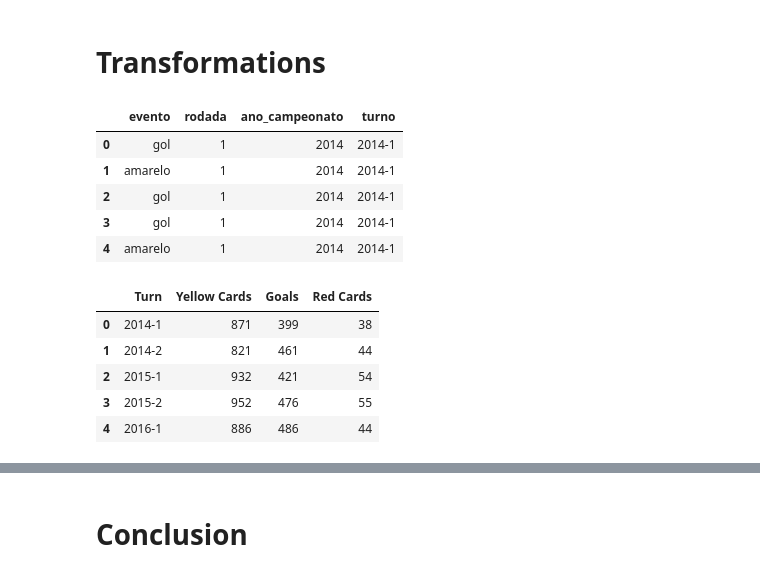
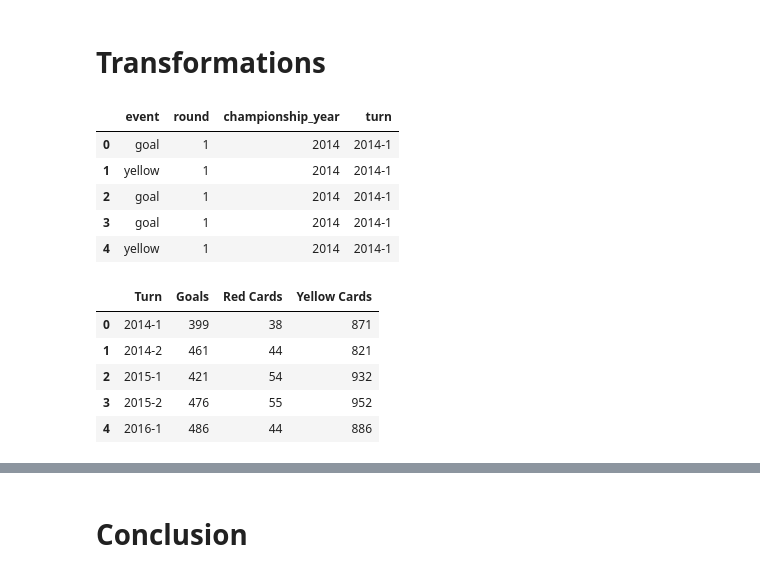
Before and after one commit to igoravelli/brazilian_soccer_championship_analysis, a Jupyter notebook: Events_frequency_along_the_turns_.ipynb, the cells around one changed output, grey strips where cells are left out. Saved outputs shown, nothing was run; the diff lists cells and outputs as text; code cells hidden in the pictures.

```diff
--- a/Events_frequency_along_the_turns_.ipynb
+++ b/Events_frequency_along_the_turns_.ipynb
@@ -26,11 +26,11 @@ client = bigquery.Client(project=project, location=location)
 # %% [markdown]
 # Extract data
 # %%
-# @title Get dimPartida data
-dim_partida = client.query(f"""
-      SELECT * FROM `{project}.{schema}.exp_dimPartida`
+# @title Get dimMatch data
+dim_match = client.query(f"""
+      SELECT * FROM `{project}.{schema}.dimMatch`
     """).to_dataframe()
 
-dim_partida.set_index('pk_partida', inplace=True)
-dim_partida.head()
+dim_match.set_index('pk_match', inplace=True)
+dim_match.head()
 # %% [output]
@@ -44,9 +44,9 @@ dim_partida.head()
 # %%
-# @title Get factEventos data
+# @title Get factEvents data
 ft_events = client.query(f"""
-      SELECT * FROM `{project}.{schema}.exp_fatoEventos`
+      SELECT * FROM `{project}.{schema}.factEvents`
     """).to_dataframe()
 
-ft_events.set_index('pk_fato', inplace=True)
+ft_events.set_index('pk_fact_event', inplace=True)
 ft_events.head()
 # %% [output]
@@ -60,8 +60,8 @@ ft_events.head()
 # %%
 # @title Join dimPartida, factEventos
-df_analysis = ft_events.merge(dim_partida, left_on='fk_id_partida', right_on='pk_partida', how='inner')
+df_analysis = ft_events.merge(dim_match, left_on='fk_match_id', right_on='pk_match', how='inner')
 
-df_analysis = df_analysis[["evento","rodada","ano_campeonato"]]
+df_analysis = df_analysis[["event","round","championship_year"]]
 
 # df_analysis = df_analysis.sort_values(['fk_id_partida'])
 
@@ -77,46 +77,46 @@ df_analysis.head()
 # Transformations
 # %%
 # @title Create segmentation by turns
-c1 = np.logical_and(df_analysis['rodada'].to_numpy() >= 1, df_analysis['rodada'].to_numpy() <= 19)
-c2 = np.logical_and(df_analysis['rodada'].to_numpy() >= 20, df_analysis['rodada'].to_numpy() <= 38)
+c1 = np.logical_and(df_analysis['round'].to_numpy() >= 1, df_analysis['round'].to_numpy() <= 19)
+c2 = np.logical_and(df_analysis['round'].to_numpy() >= 20, df_analysis['round'].to_numpy() <= 38)
 
 condlist = [c1,c2]
 choicelist = [1,2]
 
-df_analysis['turno'] = np.select(condlist, choicelist)
+df_analysis['turn'] = np.select(condlist, choicelist)
 
-df_analysis['turno'] = df_analysis.apply(lambda x: '%s-%s' % (x['ano_campeonato'],x['turno']), axis=1)
+df_analysis['turn'] = df_analysis.apply(lambda x: '%s-%s' % (x['championship_year'],x['turn']), axis=1)
 
 df_analysis.head()
 # %% [output]
-|  | evento | rodada | ano_campeonato | turno |
-| 0 | gol | 1 | 2014 | 2014-1 |
-| 1 | amarelo | 1 | 2014 | 2014-1 |
-| 2 | gol | 1 | 2014 | 2014-1 |
-| 3 | gol | 1 | 2014 | 2014-1 |
-| 4 | amarelo | 1 | 2014 | 2014-1 |
+|  | event | round | championship_year | turn |
+| 0 | goal | 1 | 2014 | 2014-1 |
+| 1 | yellow | 1 | 2014 | 2014-1 |
+| 2 | goal | 1 | 2014 | 2014-1 |
+| 3 | goal | 1 | 2014 | 2014-1 |
+| 4 | yellow | 1 | 2014 | 2014-1 |
 # %%
 # @title Group events by 'year-turn'
-df_aux = df_analysis.groupby(['turno','evento']).agg({'evento':['count']})
+df_aux = df_analysis.groupby(['turn','event']).agg({'event':['count']})
 
-df_aux = df_aux[('evento','count')].reset_index()
+df_aux = df_aux[('event','count')].reset_index()
 
-df_aux = df_aux.pivot(index=[('turno','')], columns=[( 'evento','')], values=[('evento', 'count')])
+df_aux = df_aux.pivot(index=[('turn','')], columns=[( 'event','')], values=[('event', 'count')])
 
 df_aux.columns = df_aux.columns.get_level_values(1)
 
 df_aux = df_aux.reset_index()
 
-df_aux.columns = ['Turn','Yellow Cards', 'Goals', 'Red Cards']
+df_aux.columns = ['Turn', 'Goals', 'Red Cards', 'Yellow Cards']
 
 df_aux.head()
 # %% [output]
-|  | Turn | Yellow Cards | Goals | Red Cards |
-| 0 | 2014-1 | 871 | 399 | 38 |
-| 1 | 2014-2 | 821 | 461 | 44 |
-| 2 | 2015-1 | 932 | 421 | 54 |
-| 3 | 2015-2 | 952 | 476 | 55 |
-| 4 | 2016-1 | 886 | 486 | 44 |
+|  | Turn | Goals | Red Cards | Yellow Cards |
+| 0 | 2014-1 | 399 | 38 | 871 |
+| 1 | 2014-2 | 461 | 44 | 821 |
+| 2 | 2015-1 | 421 | 54 | 932 |
+| 3 | 2015-2 | 476 | 55 | 952 |
+| 4 | 2016-1 | 486 | 44 | 886 |
 # %%
 # @title Plot chart
 plt.rcParams["figure.figsize"] = [13, 8]
```
Also changed, not shown: parts of 5 cells of this notebook.
